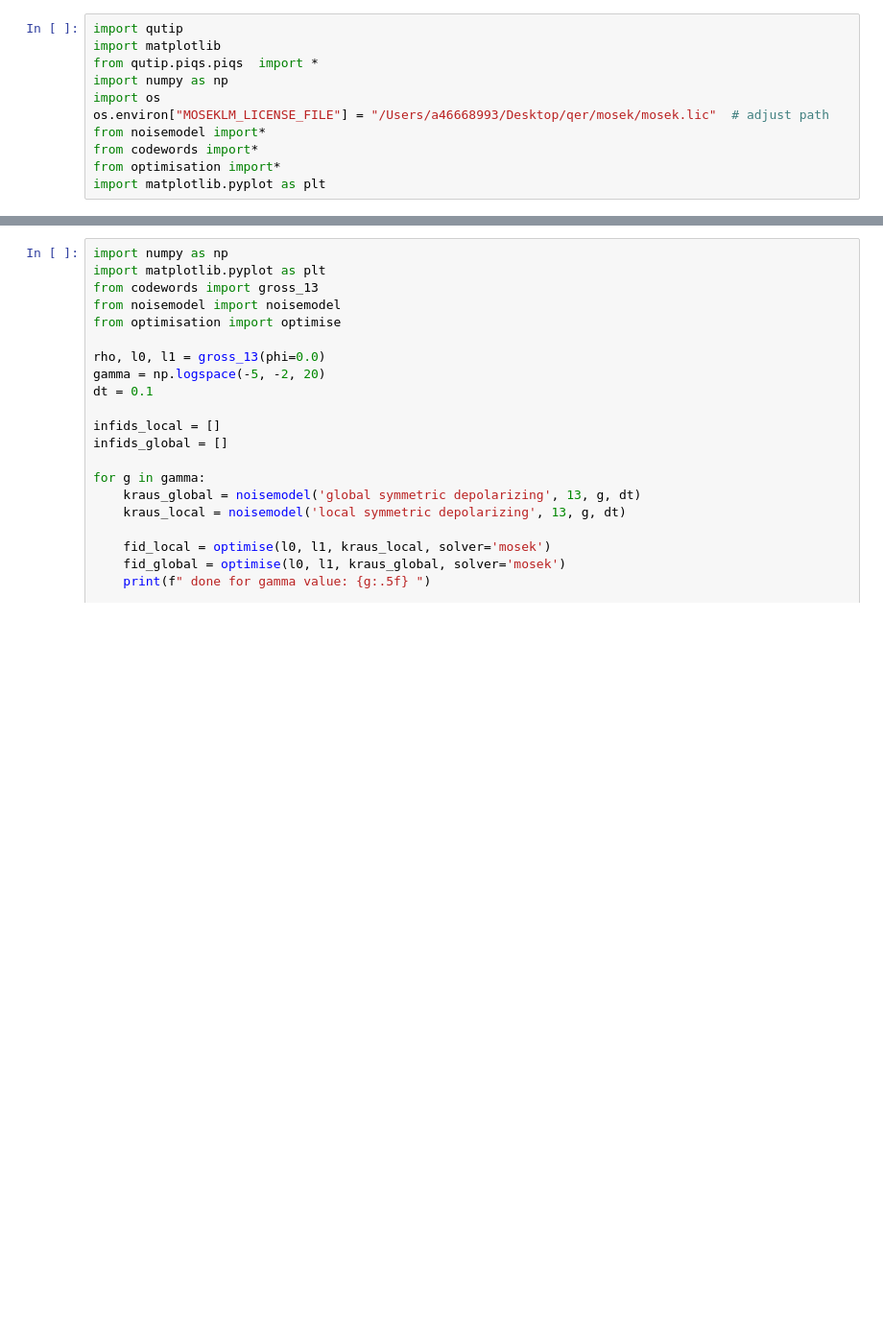
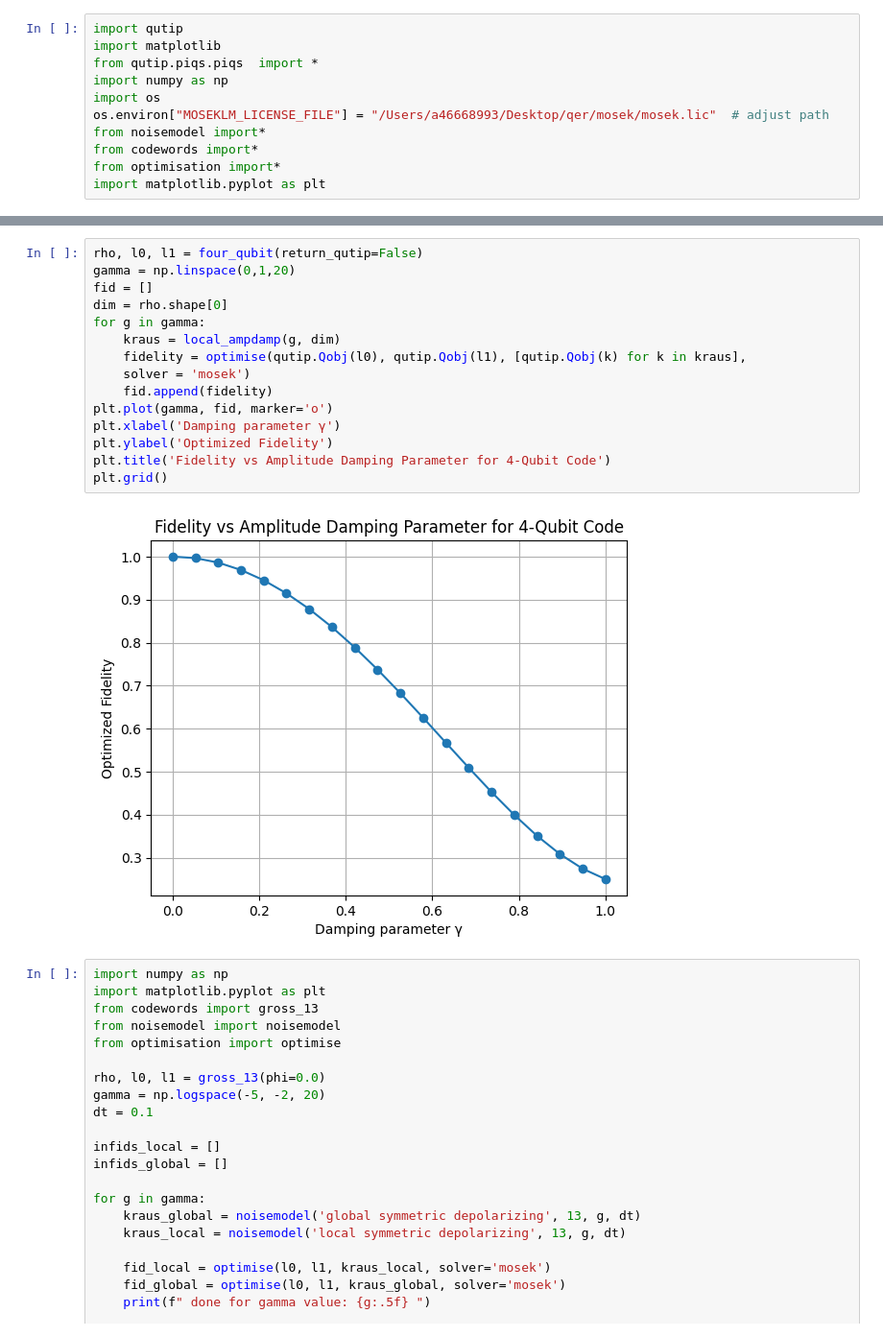
Before and after one commit to OmprakashChandra/qer-pi, a Jupyter notebook: python/testing.ipynb, the cells around one changed output, grey strips where cells are left out. Shown at 96% size. Saved outputs shown, nothing was run; the diff lists cells and outputs as text; blank space fills up the shorter version.

```diff
--- a/python/testing.ipynb
+++ b/python/testing.ipynb
@@ -12,3 +104,20 @@ import matplotlib.pyplot as plt
+# %%
+rho, l0, l1 = four_qubit(return_qutip=False)
+gamma = np.linspace(0,1,20)
+fid = []
+dim = rho.shape[0]
+for g in gamma:
+    kraus = local_ampdamp(g, dim)
+    fidelity = optimise(qutip.Qobj(l0), qutip.Qobj(l1), [qutip.Qobj(k) for k in kraus],
+    solver = 'mosek')
+    fid.append(fidelity)
+plt.plot(gamma, fid, marker='o')
+plt.xlabel('Damping parameter γ')
+plt.ylabel('Optimized Fidelity')
+plt.title('Fidelity vs Amplitude Damping Parameter for 4-Qubit Code')
+plt.grid()
+# %% [output]
+[figure, added]
 # %%
 import numpy as np
 import matplotlib.pyplot as plt
```
Also changed, not shown: parts of 4 cells of this notebook, 3 other files.
